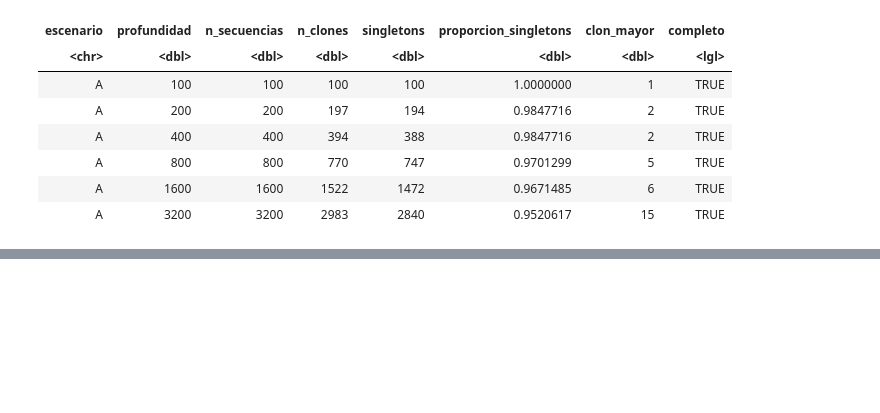
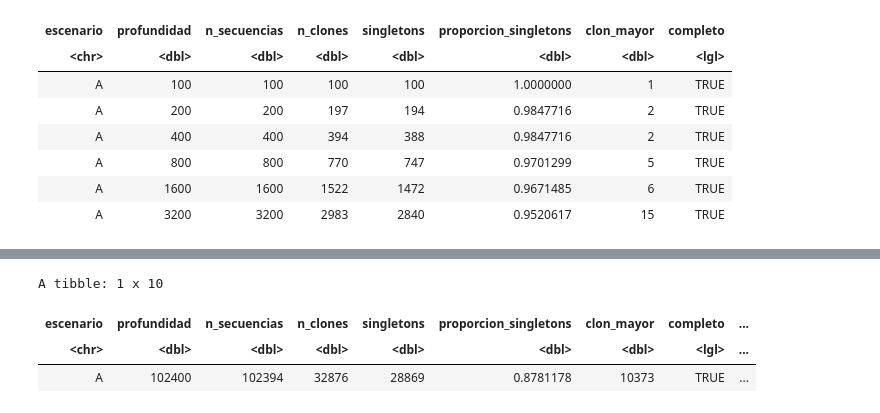
Before and after one commit to sofiacardenase/tesisbioinf-sofia, a Jupyter notebook: notebooks/7.2-clonal_plotA.ipynb, the cells around one changed output, grey strips where cells are left out. Saved outputs shown, nothing was run; the diff lists cells and outputs as text; code cells hidden in the pictures; blank space fills up the shorter version.

```diff
--- a/notebooks/7.2-clonal_plotA.ipynb
+++ b/notebooks/7.2-clonal_plotA.ipynb
@@ -121,3 +110,10 @@ ggplot(d, aes(x = clon_mayor, y = proporcion_singletons, color = escenario)) +
+# %%
+fin |> filter(escenario == "A")
+# %% [output]
+A tibble: 1 x 10
+| escenario | profundidad | n_secuencias | n_clones | singletons | proporcion_singletons | clon_mayor | completo | ... |
+| <chr> | <dbl> | <dbl> | <dbl> | <dbl> | <dbl> | <dbl> | <lgl> | ... |
+| A | 102400 | 102394 | 32876 | 28869 | 0.8781178 | 10373 | TRUE | ... |
 # %%
 options(repr.plot.width = 8, repr.plot.height = 6, repr.plot.res = 300)
 
```
Also changed, not shown: parts of 4 cells of this notebook, 9 other files.
